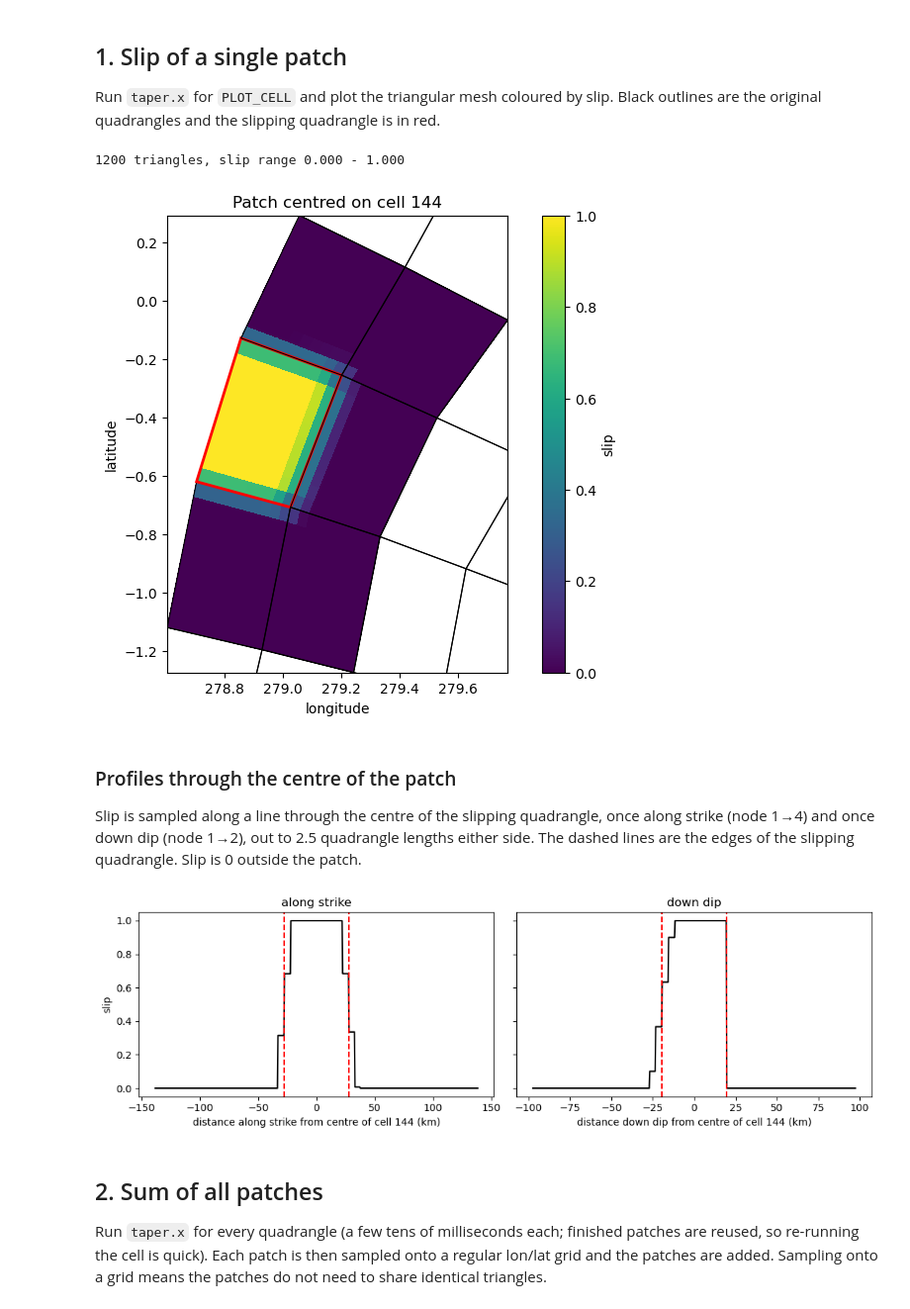
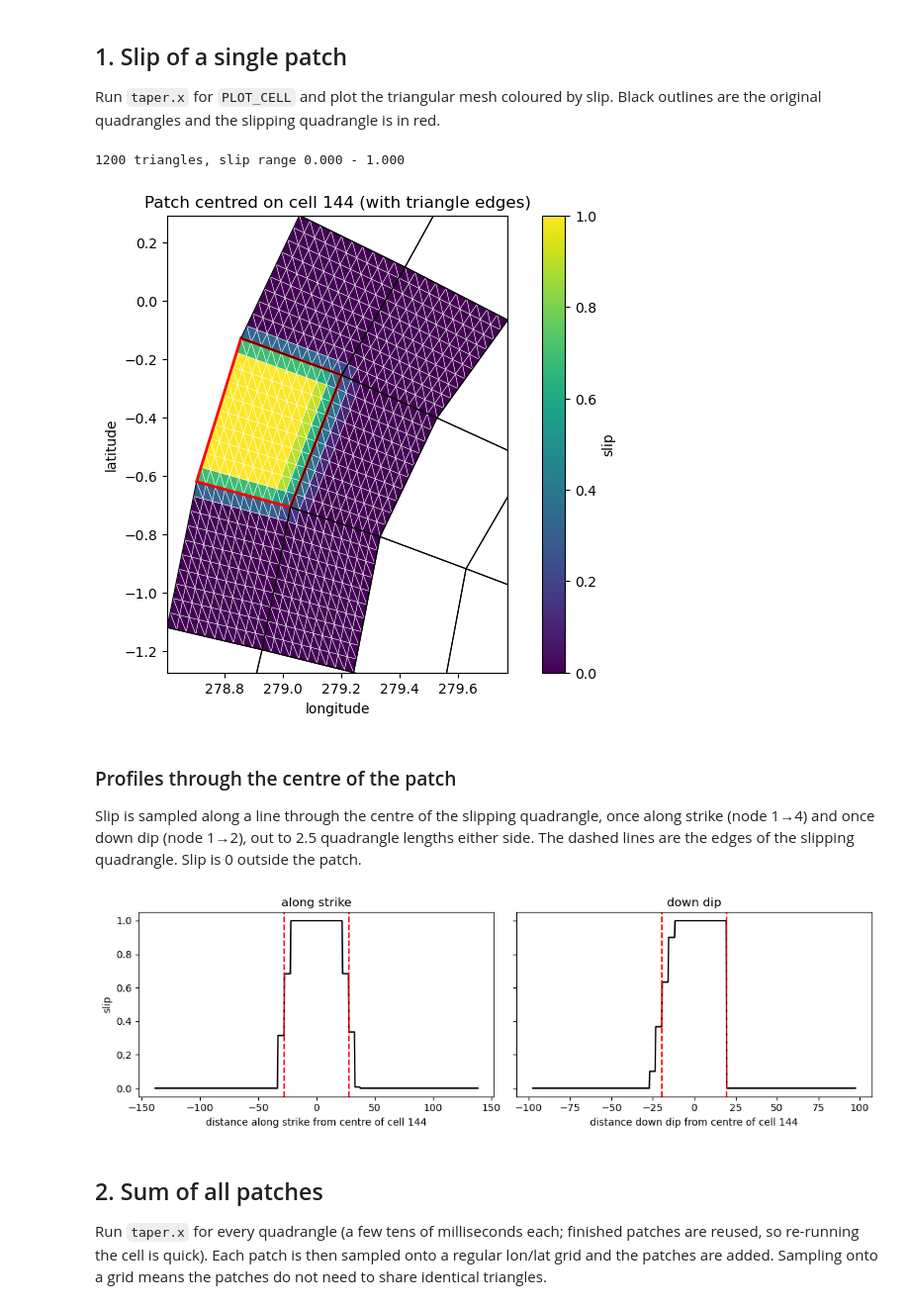
Before and after one commit to s-murfy/SlipTaper, a Jupyter notebook: example/plot_slip_results.ipynb, the cells around one changed output. Shown at 99% size. Saved outputs shown, nothing was run; the diff lists cells and outputs as text; code cells hidden in the pictures.

```diff
--- a/example/plot_slip_results.ipynb
+++ b/example/plot_slip_results.ipynb
@@ -125,29 +125,30 @@ The mesh was already in the correct order: nothing was changed.
 
 Run `taper.x` for `PLOT_CELL` and plot the triangular mesh coloured by slip. Black outlines are the original quadrangles and the slipping quadrangle is in red.
 # %%
+# same as the plot above, with the triangle edges drawn in white
 lon, lat, dep, tris, slip = read_vtk(run_patch(PLOT_CELL))
 print(f'{len(tris)} triangles, slip range {slip.min():.3f} - {slip.max():.3f}')
 
 fig, ax = plt.subplots(figsize=(9, 6))
-tpc = ax.tripcolor(Triangulation(lon, lat, tris), facecolors=slip, cmap='viridis', edgecolors='none')
+tpc = ax.tripcolor(Triangulation(lon, lat, tris), facecolors=slip, cmap='viridis', edgecolors='white', linewidth=0.3)
 fig.colorbar(tpc, ax=ax, label='slip')
 
 # outline the original quadrangles that overlap the plotted area
 for n, q in enumerate(quads, start=1):
     inside = (q[:, 0].max() >= lon.min()) & (q[:, 0].min() <= lon.max()) & \
              (q[:, 1].max() >= lat.min()) & (q[:, 1].min() <= lat.max())
     if inside:
         ax.fill(q[:, 0], q[:, 1], fill=False, edgecolor='red' if n == PLOT_CELL else 'k',
                 lw=2 if n == PLOT_CELL else 0.8)
 
 ax.set_xlim(lon.min(), lon.max())
 ax.set_ylim(lat.min(), lat.max())
 set_geo_aspect(ax, lat.mean())
-ax.set(xlabel='longitude', ylabel='latitude', title=f'Patch centred on cell {PLOT_CELL}')
+ax.set(xlabel='longitude', ylabel='latitude', title=f'Patch centred on cell {PLOT_CELL} (with triangle edges)')
 plt.show()
 # %% [output]
 1200 triangles, slip range 0.000 - 1.000
-[figure, old version]
+[figure, new version]
 # %% [markdown]
 ### Profiles through the centre of the patch
 
@@ -176,12 +177,12 @@ for ax, vec, name in zip(axes, (strike, dip), ('along strike', 'down dip')):
     L = length_km(vec)
     ax.plot(t * L, sample_slip(tri, slip, pts[:, 0], pts[:, 1]), 'k')
     ax.axvline(-L / 2, ls='--', c='r'); ax.axvline(L / 2, ls='--', c='r')
-    ax.set(xlabel=f'distance {name} from centre of cell {PLOT_CELL} (km)', title=name)
+    ax.set(xlabel=f'distance {name} from centre of cell {PLOT_CELL}', title=name)
 axes[0].set_ylabel('slip')
 plt.tight_layout()
 plt.show()
 # %% [output]
-[figure, old version]
+[figure, new version]
 # %% [markdown]
 ## 2. Sum of all patches
 
```
Also changed, not shown: parts of 2 cells of this notebook, 3 other files.
